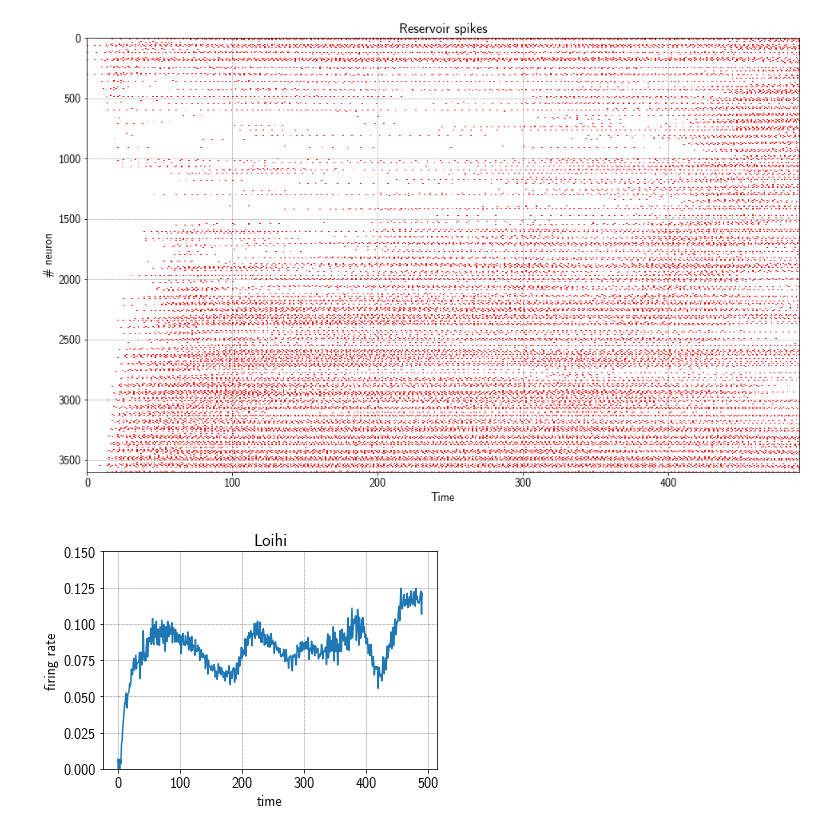
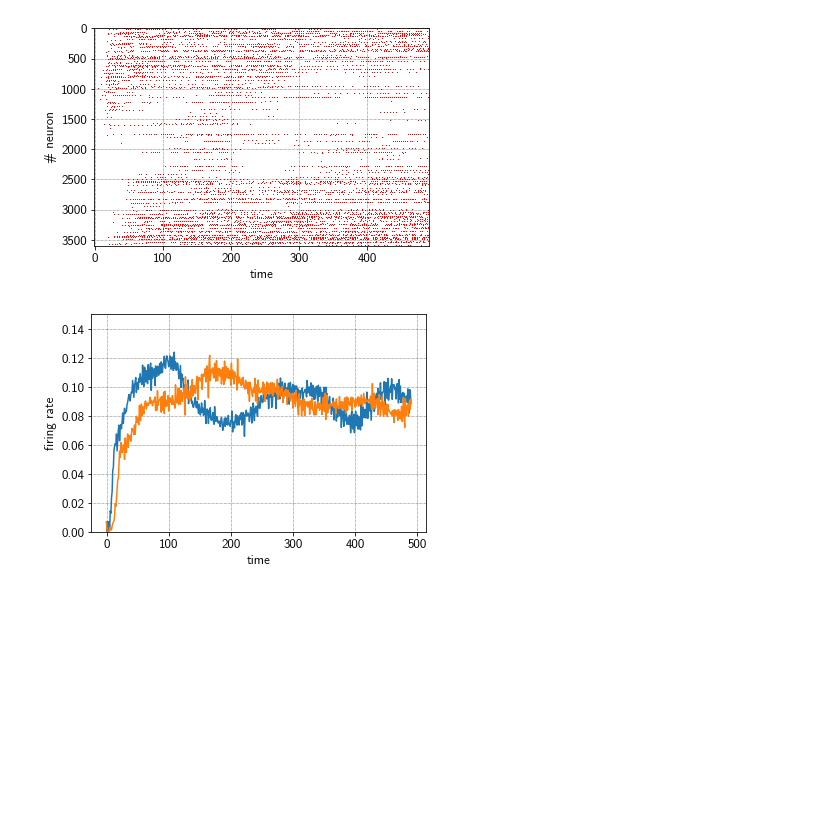
Before and after one commit to sagacitysite/pelenet, a Jupyter notebook: nest-comparison.ipynb, the cells around one changed output. Drawn from its saved outputs; the diff is of its cells as text; code cells hidden in the pictures; blank space fills up the shorter version.

```diff
--- a/nest-comparison.ipynb
+++ b/nest-comparison.ipynb
@@ -17,4 +19,3 @@ from time import time
 # %%
 # Initilizes the experiment and utils
 utils = Utils.instance()
-exp = ReadoutExperiment()
@@ -73,3 +123,5 @@ INFO:HST:  chip=1 cpu=0 halted, status=0x0
+# %%
+matplotlib.rcParams.update({'font.size': 13})
 # %%
 exp.net.plot.reservoirSpikeTrain(fr=exp.p.resetOffset, to=491+exp.p.resetOffset)
 # %% [output]
@@ -77,5 +129,7 @@ exp.net.plot.reservoirSpikeTrain(fr=exp.p.resetOffset, to=491+exp.p.resetOffset)
 # %%
-nest = np.array([np.load('data/nest/times.npy'), np.load('data/nest/inds.npy')])
+times = np.load('data/nest/times.npy')
+lastIdc = np.where(times < 500)[0][-1]
+nest = np.array([times[:lastIdc], np.load('data/nest/inds.npy')[:lastIdc]])
 
 spikes = []
 
@@ -89,23 +143,36 @@ for t in range(mi, ma):
     spikes.append(spkVec)
 spikes = np.array(spikes).T
 # %%
-plt.figure(figsize=(16, 10))
+#plt.figure(figsize=(16, 10))
 cmap = colors.ListedColormap(['white', 'red'])
-plt.title('Reservoir spikes')
-plt.xlabel('Time')
+#plt.title('NEST Reservoir spikes')
+plt.xlabel('time')
 plt.ylabel('# neuron')
-p = plt.imshow(spikes, cmap=cmap, aspect='auto')
+plt.imshow(spikes, cmap=cmap, aspect='auto')
+plt.savefig(exp.net.plot.plotDir + 'spikes_raster_nest.svg')
 # %% [output]
-[figure, old version]
+[figure, new version]
 # %%
 sl = exp.net.exSpikeTrains[:,exp.p.resetOffset:491+exp.p.resetOffset]  # spikes from loihi
 sn = spikes # spikes from nest
 # %%
-plt.plot(np.mean(sl, axis=0))
-plt.title('Loihi')
+slm0 = np.mean(sl, axis=0)
+snm0 = np.mean(sn, axis=0)
+
+plt.plot(slm0)
+#plt.title('Loihi')
 plt.xlabel('time')
 plt.ylabel('firing rate')
 plt.ylim((0,0.15))
+#plt.savefig(exp.net.plot.plotDir + 'firingrate_loihi.svg')
+#p = plt.show()
+
+plt.plot(snm0)
+#plt.title('Nest')
+plt.xlabel('time')
+plt.ylabel('firing rate')
+plt.ylim((0,0.15))
+#plt.savefig(exp.net.plot.plotDir + 'firingrate_nest.svg')
 p = plt.show()
 # %% [output]
-[figure, old version]
+[figure, new version]
```
Also changed, not shown: parts of 30 cells of this notebook, 15 other files.
